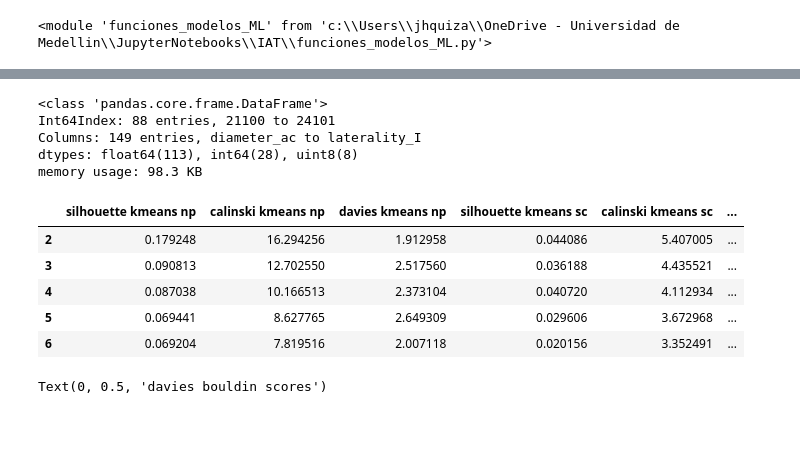
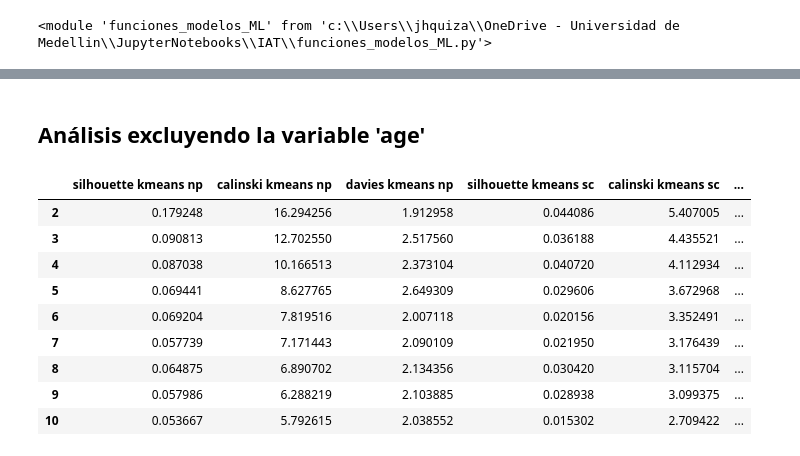
Before and after one commit to jhquiza/EEG_IAT, a Jupyter notebook: Modelos clustering.ipynb, the cells around one changed output, grey strips where cells are left out. Cells and saved outputs as stored; diff of their text form; code cells hidden in the pictures; blank space fills up the shorter version.

Commit message:
Notebook de clustering depurado.

```diff
--- a/Modelos clustering.ipynb
+++ b/Modelos clustering.ipynb
@@ -50,32 +289,13 @@ memory usage: 15.0 KB
+# %% [markdown]
+## Análisis excluyendo la variable 'age'
 # %%
+data_all_cod = data_all_cod.drop(['age'], axis=1)
+
 # normalización de datos con standard scaler
-continuas_cols = data.select_dtypes(include=['float64']).columns.to_list()
-discretas_cols = data.select_dtypes(include=['int64']).columns.to_list()
+continuas_cols = data_all_cod.select_dtypes(include=['float64']).columns.to_list()
+discretas_cols = data_all_cod.select_dtypes(include=['int64']).columns.to_list()
 preprocessor_sc = ColumnTransformer([('scaler', StandardScaler(), continuas_cols), ('min_max', MinMaxScaler(), discretas_cols)], remainder='passthrough')
-data_sc = preprocessor_sc.fit_transform(data)
+data_all_cod_sc = preprocessor_sc.fit_transform(data_all_cod)
 # normalización de datos con power transformer
 preprocessor_pt = ColumnTransformer([('pt', PowerTransformer(), continuas_cols), ('min_max', MinMaxScaler(), discretas_cols)], remainder='passthrough')
-data_pt = preprocessor_pt.fit_transform(data)
+data_all_cod_pt = preprocessor_pt.fit_transform(data_all_cod)
-# %%
-# otra opción usando todas las variables
-data_all = pd.read_csv('medidas_conectividad_globales_comportamentales_demograficos_2.csv')
-data_all.set_index('subject', inplace=True)
-data_all= data_all.drop(columns=['type','IAT_score_ind','IAT_score_level','dscore_1','dscore_2','dscore_3','dscore_5','dscore_6','dscore_7','dscore_8','modo_0','modo_1','modo_2','group'], axis=1)
-data_all.dropna(inplace=True)
-data_all[['IRI_PT', 'IRI_FS', 'IRI_EC', 'IRI_PD', 'IMA', 'RPQ AR', 'RPQ AP']] = data_all[['IRI_PT', 'IRI_FS', 'IRI_EC', 'IRI_PD', 'IMA', 'RPQ AR', 'RPQ AP']].astype('int64')
-data_all_cod = pd.get_dummies(data_all)
-
-# normalización de datos con standard scaler
-continuas_cols = data_all_cod.select_dtypes(include=['float64']).columns.to_list()
-discretas_cols = data_all_cod.select_dtypes(include=['int64']).columns.to_list()
-preprocessor_sc = ColumnTransformer([('scaler', StandardScaler(), continuas_cols), ('min_max', MinMaxScaler(), discretas_cols)], remainder='passthrough')
-data_all_cod_sc = preprocessor_sc.fit_transform(data_all_cod)
-# normalización de datos con power transformer
-preprocessor_pt = ColumnTransformer([('pt', PowerTransformer(), continuas_cols), ('min_max', MinMaxScaler(), discretas_cols)], remainder='passthrough')
-data_all_cod_pt = preprocessor_pt.fit_transform(data_all_cod)
-# %% [output]
-<class 'pandas.core.frame.DataFrame'>
-Int64Index: 88 entries, 21100 to 24101
-Columns: 149 entries, diameter_ac to laterality_I
-dtypes: float64(113), int64(28), uint8(8)
-memory usage: 98.3 KB
@@ -99,47 +302,24 @@ data_all_cod_pt = preprocessor_pt.fit_transform(data_all_cod)
 # %%
+max_clusters = 10
 # clústeres por KMeans, datos sin normalizar
-inertias_np, sil_scores_np, cal_scores_np, dav_scores_np = ml.clusters_kmeans(data=data_all_cod)
+inertias_np, sil_scores_np, cal_scores_np, dav_scores_np = ml.clusters_kmeans(data=data_all_cod, max_clusters=max_clusters)
 # clústeres por KMeans, Standard Scaler
-inertias_sc, sil_scores_sc, cal_scores_sc, dav_scores_sc = ml.clusters_kmeans(data=data_all_cod_sc)
+inertias_sc, sil_scores_sc, cal_scores_sc, dav_scores_sc = ml.clusters_kmeans(data=data_all_cod_sc, max_clusters=max_clusters)
 # clústeres por KMeans, PowerTransformer
-inertias_pt, sil_scores_pt, cal_scores_pt, dav_scores_pt = ml.clusters_kmeans(data=data_all_cod_pt)
+inertias_pt, sil_scores_pt, cal_scores_pt, dav_scores_pt = ml.clusters_kmeans(data=data_all_cod_pt, max_clusters=max_clusters)
 # Dataframe con métricas de clustering de KMeans
 df_kmeans = pd.DataFrame(data=[sil_scores_np, cal_scores_np, dav_scores_np, sil_scores_sc, cal_scores_sc, dav_scores_sc, sil_scores_pt, cal_scores_pt, dav_scores_pt], index=['silhouette kmeans np', 'calinski kmeans np', 'davies kmeans np', 'silhouette kmeans sc', 'calinski kmeans sc', 'davies kmeans sc', 'silhouette kmeans pt', 'calinski kmeans pt', 'davies kmeans pt'], columns=range(2,11))
 df_kmeans = df_kmeans.transpose()
-df_kmeans.head()
+df_kmeans
 # %% [output]
 |  | silhouette kmeans np | calinski kmeans np | davies kmeans np | silhouette kmeans sc | calinski kmeans sc | ... |
 | 2 | 0.179248 | 16.294256 | 1.912958 | 0.044086 | 5.407005 | ... |
 | 3 | 0.090813 | 12.702550 | 2.517560 | 0.036188 | 4.435521 | ... |
 | 4 | 0.087038 | 10.166513 | 2.373104 | 0.040720 | 4.112934 | ... |
 | 5 | 0.069441 | 8.627765 | 2.649309 | 0.029606 | 3.672968 | ... |
 | 6 | 0.069204 | 7.819516 | 2.007118 | 0.020156 | 3.352491 | ... |
+| 7 | 0.057739 | 7.171443 | 2.090109 | 0.021950 | 3.176439 | ... |
+| 8 | 0.064875 | 6.890702 | 2.134356 | 0.030420 | 3.115704 | ... |
+| 9 | 0.057986 | 6.288219 | 2.103885 | 0.028938 | 3.099375 | ... |
+| 10 | 0.053667 | 5.792615 | 2.038552 | 0.015302 | 2.709422 | ... |
-# %%
-# Gráficas
-plt.subplot(2,2,1)
-plt.plot(range(2,df_kmeans.index.max()+1), inertias_np, 'or')
-plt.plot(range(2,df_kmeans.index.max()+1), inertias_sc, 'b+')
-plt.plot(range(2,df_kmeans.index.max()+1), inertias_pt, 'ks')
-plt.xlabel('number of clusters')
-plt.ylabel('inertias')
-plt.subplot(2,2,2)
-plt.plot(range(2,df_kmeans.index.max()+1), sil_scores_np, 'or')
-plt.plot(range(2,df_kmeans.index.max()+1), sil_scores_sc, 'b+')
-plt.plot(range(2,df_kmeans.index.max()+1), sil_scores_pt, 'ks')
-plt.xlabel('number of clusters')
-plt.ylabel('silhouette scores')
-plt.subplot(2,2,3)
-plt.plot(range(2,df_kmeans.index.max()+1), cal_scores_np, 'or')
-plt.plot(range(2,df_kmeans.index.max()+1), cal_scores_sc, 'b+')
-plt.plot(range(2,df_kmeans.index.max()+1), cal_scores_pt, 'ks')
-plt.xlabel('number of clusters')
-plt.ylabel('calinski harabasz scores')
-plt.subplot(2,2,4)
-plt.plot(range(2,df_kmeans.index.max()+1), dav_scores_np, 'or')
-plt.plot(range(2,df_kmeans.index.max()+1), dav_scores_sc, 'b+')
-plt.plot(range(2,df_kmeans.index.max()+1), dav_scores_pt, 'ks')
-plt.xlabel('number of clusters')
-plt.ylabel('davies bouldin scores')
-# %% [output]
-Text(0, 0.5, 'davies bouldin scores')
 # %%
```
Also changed, not shown: parts of 44 cells of this notebook.
